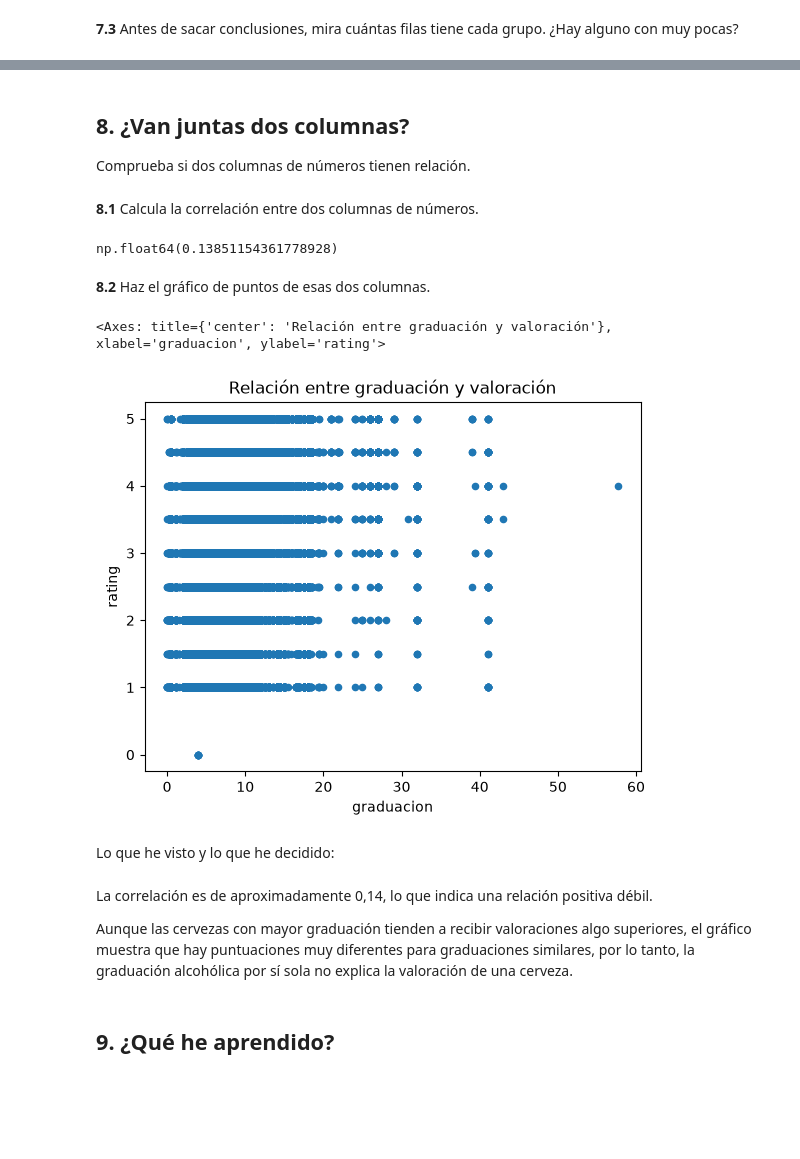
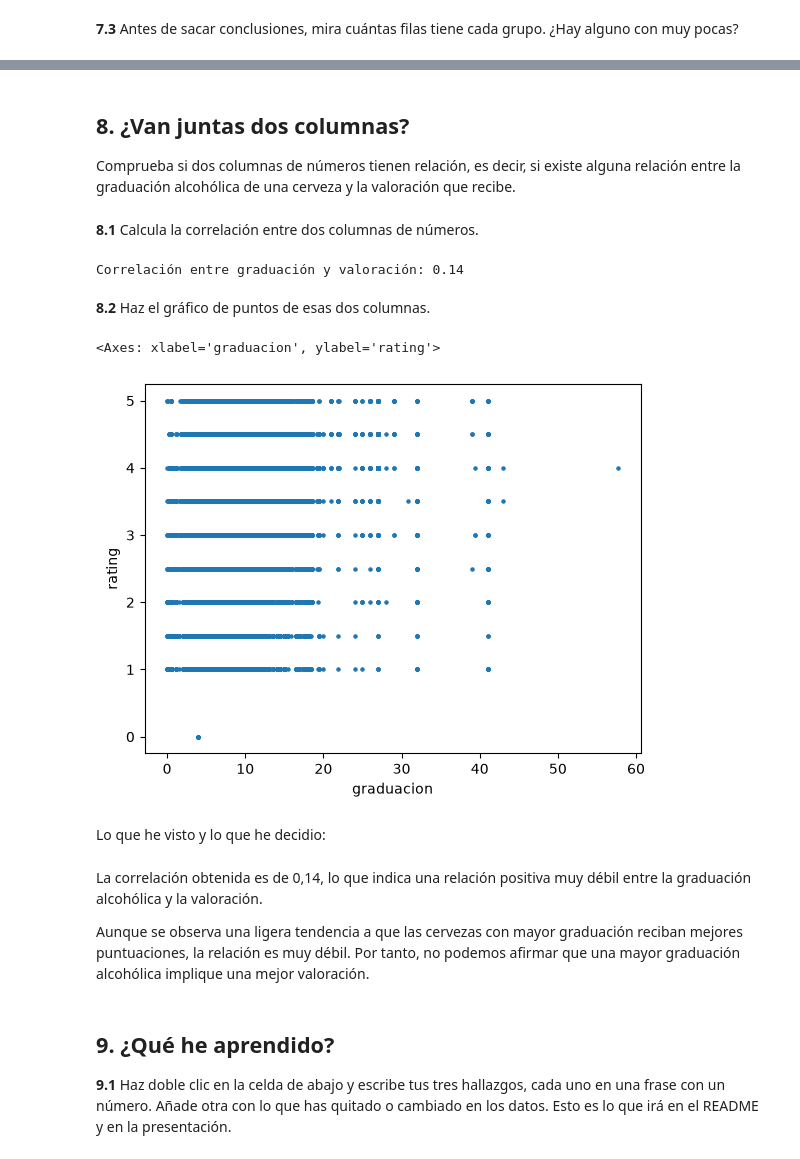
Before and after one commit to eripinor/proyecto_m1, a Jupyter notebook: eda.ipynb, the cells around one changed output, grey strips where cells are left out. Cells and saved outputs as stored; diff of their text form; code cells hidden in the pictures; blank space fills up the shorter version.

```diff
--- a/eda.ipynb
+++ b/eda.ipynb
@@ -74,5 +84,5 @@ memory usage: 265.0 MB
 # %%
-cervezas = cervezas.drop(columns=["brewery_id", "review_profilename", "review_time"])   # eliminamos esas tres columnas.
+cervezas = cervezas.drop(columns=["brewery_id", "review_time", "review_aroma", "review_appearance", "review_profilename", "review_palate", "review_taste", "beer_beerid"])
 
-cervezas.columns    # comprobamos que se ha eliminado
+cervezas.columns    # comprobamos qué columnas se han conservado
 # %% [output]
@@ -83,6 +92,6 @@ Index(['brewery_name', 'review_overall', 'review_aroma', 'review_appearance',
 # %% [markdown]
 **1.5** Si los nombres de las columnas están en inglés o son raros, ponles nombres en español.
 # %%
-cervezas.columns = ["cervecera", "rating", "rating_aroma", "rating_aspecto", "estilo_cerveza", "rating_boca", "rating_sabor", "cerveza", "graduacion", "id_cerveza"]
-cervezas.columns
+cervezas.columns = ["cerveceria", "rating", "estilo_cerveza", "cerveza", "graduacion"]
+cervezas.head()
 # %% [output]
@@ -498,25 +510,31 @@ Estos resultados sugieren que el estilo y la graduación pueden estar relacionad
 # %% [markdown]
 ## 8. ¿Van juntas dos columnas?
 
-Comprueba si dos columnas de números tienen relación.
+Comprueba si dos columnas de números tienen relación, es decir, si existe alguna relación entre la graduación alcohólica de una cerveza y la valoración que recibe.
 # %% [markdown]
 **8.1** Calcula la correlación entre dos columnas de números.
 # %%
-cervezas["graduacion"].corr(cervezas["rating"])
+# Calculamos la correlación entre la graduación alcohólica y la valoración general.
+print("Correlación entre graduación y valoración:", round(cervezas["graduacion"].corr(cervezas["rating"]), 2))
+
+# El resultado indica que existe una correlación positiva muy débil.
 # %% [output]
-np.float64(0.13851154361778928)
+Correlación entre graduación y valoración: 0.14
 # %% [markdown]
 **8.2** Haz el gráfico de puntos de esas dos columnas.
 # %%
-cervezas.plot(kind="scatter", x="graduacion", y="rating", title="Relación entre graduación y valoración")
+# Cada punto representa una reseña.
+cervezas.plot(kind="scatter", x="graduacion", y="rating", s=5)
 # %% [output]
-<Axes: title={'center': 'Relación entre graduación y valoración'}, xlabel='graduacion', ylabel='rating'>
+<Axes: xlabel='graduacion', ylabel='rating'>
-[figure, old version]
+[figure, new version]
+# %% [markdown]
+Lo que he visto y lo que he decidio:
 # %% [markdown]
-Lo que he visto y lo que he decidido:
+La correlación obtenida es de 0,14, lo que indica una relación positiva muy débil entre la graduación alcohólica y la valoración.
+
+Aunque se observa una ligera tendencia a que las cervezas con mayor graduación reciban mejores puntuaciones, la relación es muy débil. Por tanto, no podemos afirmar que una mayor graduación alcohólica implique una mejor valoración.
-# %% [markdown]
-La correlación es de aproximadamente 0,14, lo que indica una relación positiva débil.
-
-Aunque las cervezas con mayor graduación tienden a recibir valoraciones algo superiores, el gráfico muestra que hay puntuaciones muy diferentes para graduaciones similares, por lo tanto, la graduación alcohólica por sí sola no explica la valoración de una cerveza.
 # %% [markdown]
 ## 9. ¿Qué he aprendido?
+
+**9.1** Haz doble clic en la celda de abajo y escribe tus tres hallazgos, cada uno en una frase con un número. Añade otra con lo que has quitado o cambiado en los datos. Esto es lo que irá en el README y en la presentación.
```
Also changed, not shown: parts of 57 cells of this notebook, 1 other file.
